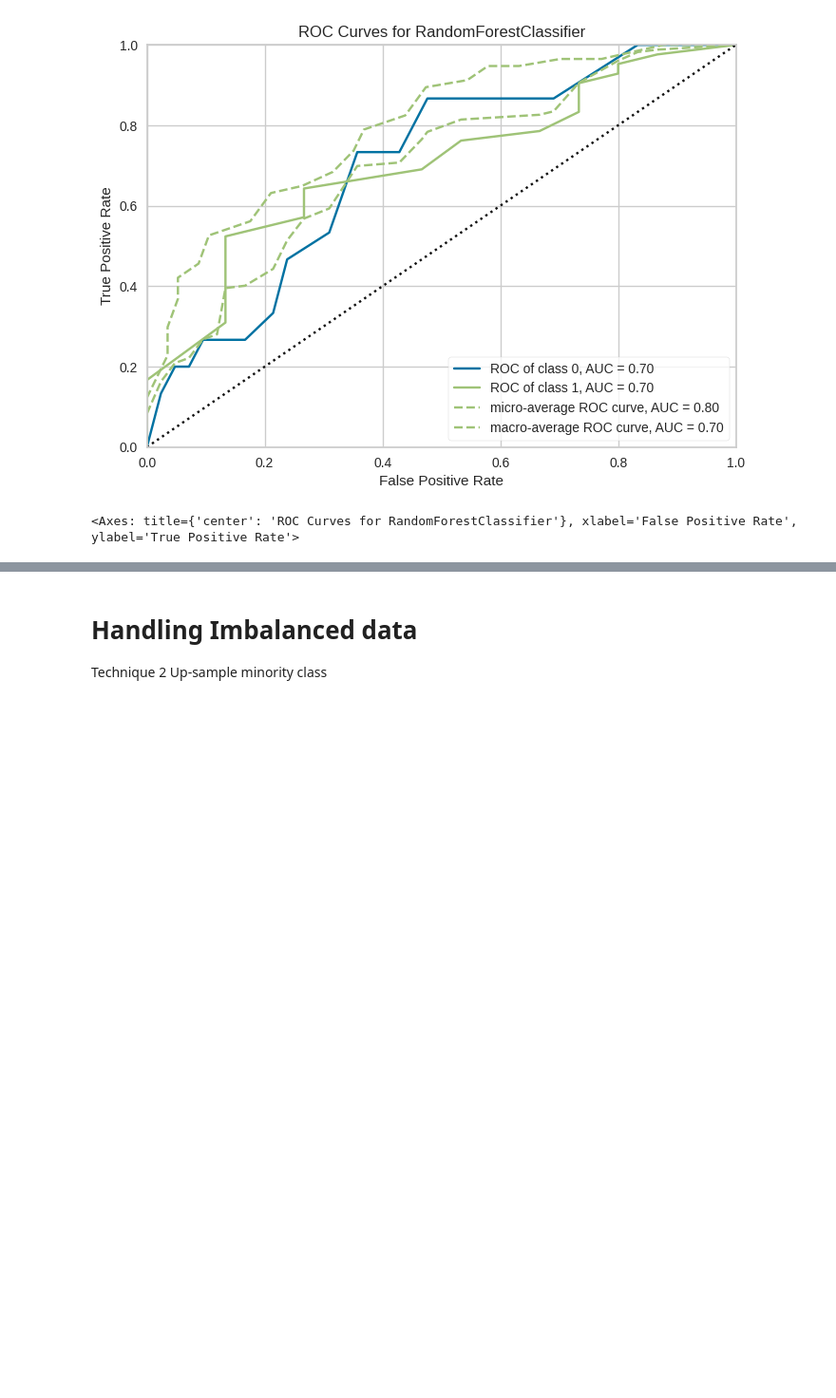
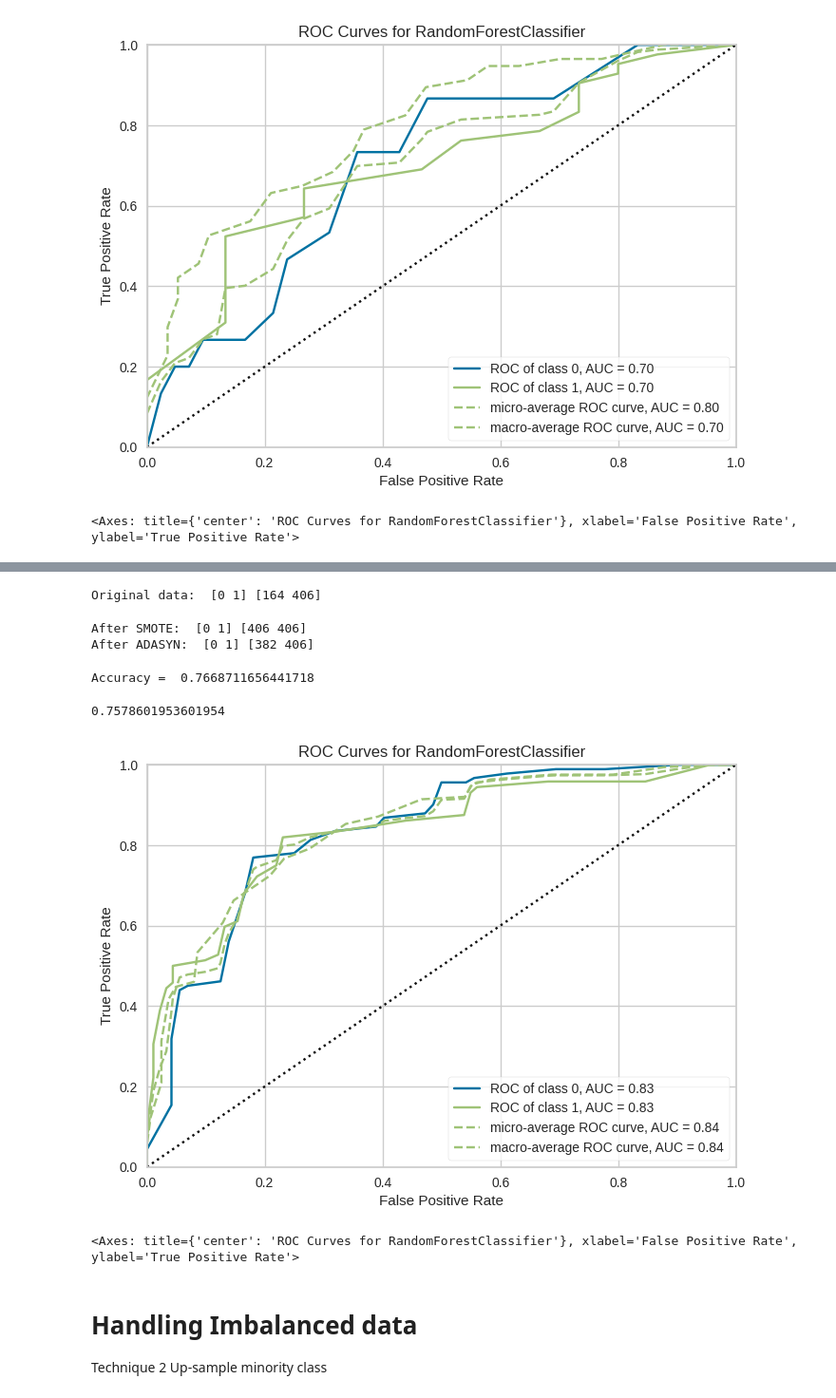
Before and after one commit to NancyBudgujjar/Liver-Disease-Prediction, a Jupyter notebook: Final_GEC_ML.ipynb, the cells around one changed output, grey strips where cells are left out. Shown at 95% size. Drawn from its saved outputs; the diff is of its cells as text; code cells hidden in the pictures; blank space fills up the shorter version.

```diff
--- a/Final_GEC_ML.ipynb
+++ b/Final_GEC_ML.ipynb
@@ -406,3 +425,36 @@ roc_auc.show()
+# %%
+(unique, counts) = np.unique(Y, return_counts=True)
+print("Original data: ", unique, counts)
+# %% [output]
+Original data:  [0 1] [164 406]
+# %%
+(unique2, counts2) = np.unique(Y_smote, return_counts=True)
+print("After SMOTE: ", unique2, counts2)
+(unique3, counts3) = np.unique(Y_adasyn, return_counts=True)
+print("After ADASYN: ", unique3, counts3)
+# %% [output]
+After SMOTE:  [0 1] [406 406]
+After ADASYN:  [0 1] [382 406]
+# %%
+model_SMOTE = RandomForestClassifier(n_estimators = 25, random_state = 42)
+model_SMOTE.fit(X_train_smote, y_train_smote)
+prediction_test_smote = model_SMOTE.predict(X_test_smote)
+print ("Accuracy = ", metrics.accuracy_score(y_test_smote, prediction_test_smote))
+# %% [output]
+Accuracy =  0.7668711656441718
+# %%
+print(roc_auc_score(y_test_smote, prediction_test_smote))
+# %% [output]
+0.7578601953601954
+# %%
+from yellowbrick.classifier import ROCAUC
+roc_auc=ROCAUC(model_SMOTE)
+roc_auc.fit(X_train_smote, y_train_smote)
+roc_auc.score(X_test_smote, y_test_smote)
+roc_auc.show()
+# %% [output]
+[figure, added]
+<Axes: title={'center': 'ROC Curves for RandomForestClassifier'}, xlabel='False Positive Rate', ylabel='True Positive Rate'>
 # %% [markdown]
 # Handling Imbalanced data
  Technique 2 Up-sample minority class
```
Also changed, not shown: parts of 12 cells of this notebook.
